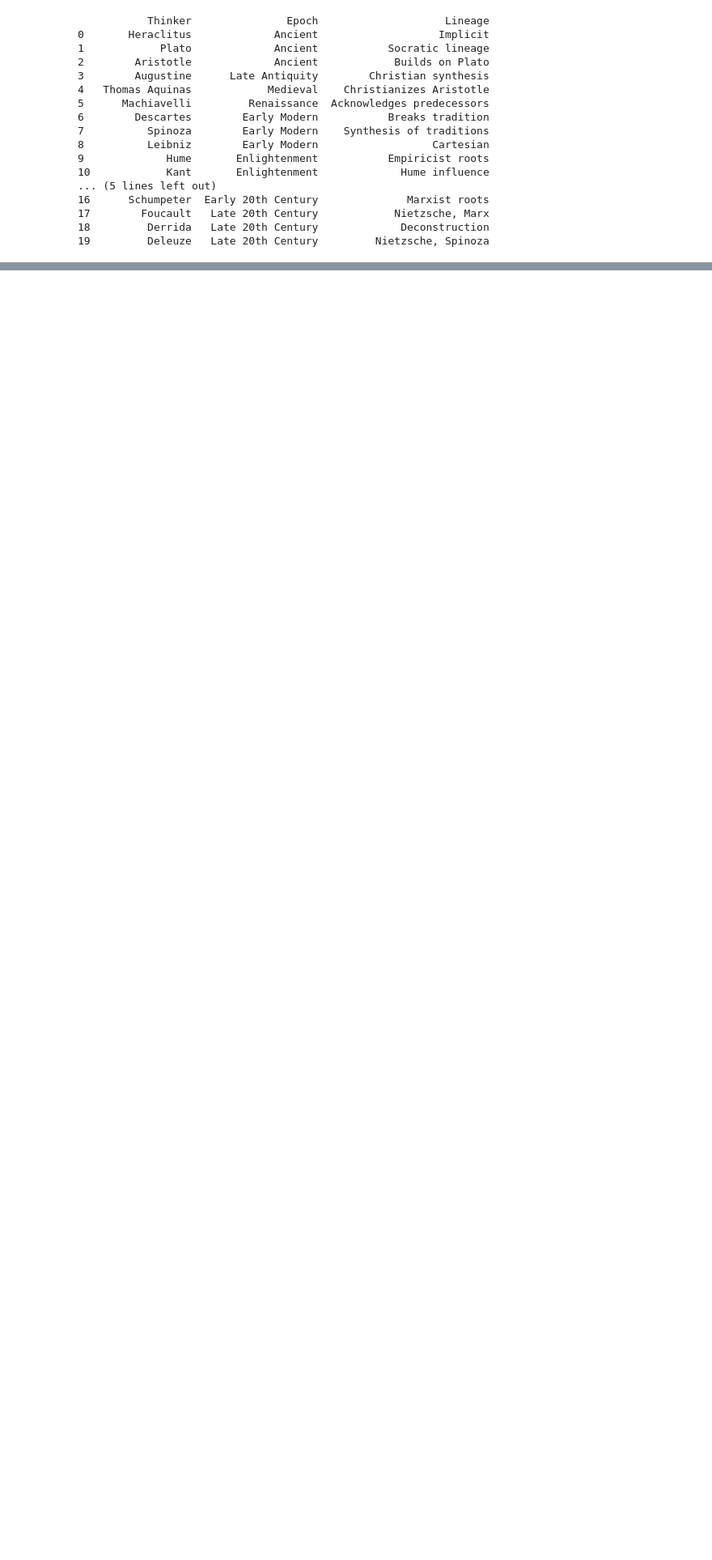
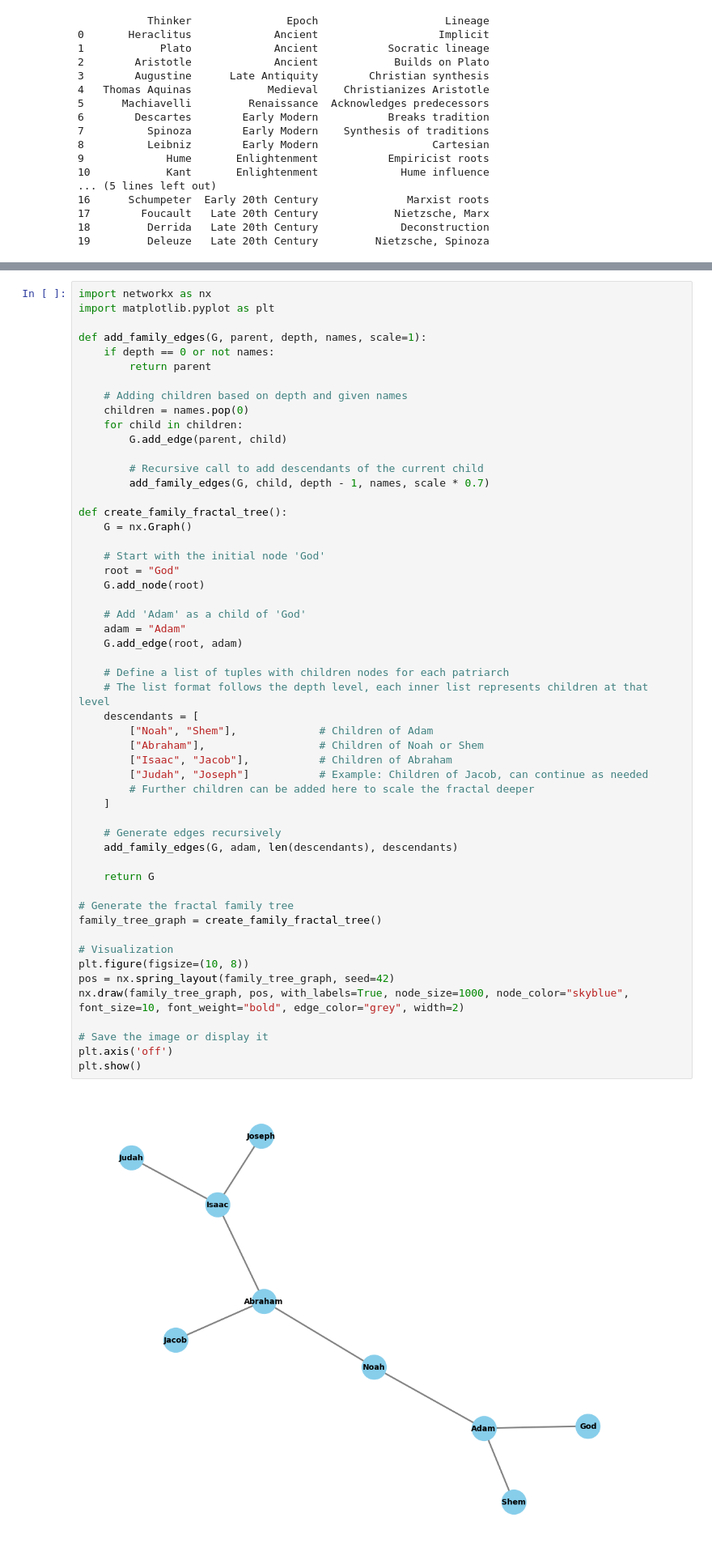
Before and after one commit to abikesa/graphtheory, a Jupyter notebook: kitabo/ensi/_build/jupyter_execute/graphs/graphs.ipynb, the cells around one changed output, grey strips where cells are left out. Shown at 81% size. Saved outputs shown, nothing was run; the diff lists cells and outputs as text; blank space fills up the shorter version.

Commit message:
lions of judah...

````diff
--- a/kitabo/ensi/_build/jupyter_execute/graphs/graphs.ipynb
+++ b/kitabo/ensi/_build/jupyter_execute/graphs/graphs.ipynb
@@ -670,3 +670,58 @@ Understanding nodes, edges, and vastness is crucial for analyzing and interpreti
 </Details>
 
 ```
+# %%
+import networkx as nx
+import matplotlib.pyplot as plt
+
+def add_family_edges(G, parent, depth, names, scale=1):
+    if depth == 0 or not names:
+        return parent
+
+    # Adding children based on depth and given names
+    children = names.pop(0)
+    for child in children:
+        G.add_edge(parent, child)
+
+        # Recursive call to add descendants of the current child
+        add_family_edges(G, child, depth - 1, names, scale * 0.7)
+
+def create_family_fractal_tree():
+    G = nx.Graph()
+
+    # Start with the initial node 'God'
+    root = "God"
+    G.add_node(root)
+
+    # Add 'Adam' as a child of 'God'
+    adam = "Adam"
+    G.add_edge(root, adam)
+
+    # Define a list of tuples with children nodes for each patriarch
+    # The list format follows the depth level, each inner list represents children at that level
+    descendants = [
+        ["Noah", "Shem"],             # Children of Adam
+        ["Abraham"],                  # Children of Noah or Shem
+        ["Isaac", "Jacob"],           # Children of Abraham
+        ["Judah", "Joseph"]           # Example: Children of Jacob, can continue as needed
+        # Further children can be added here to scale the fractal deeper
+    ]
+
+    # Generate edges recursively
+    add_family_edges(G, adam, len(descendants), descendants)
+
+    return G
+
+# Generate the fractal family tree
+family_tree_graph = create_family_fractal_tree()
+
+# Visualization
+plt.figure(figsize=(10, 8))
+pos = nx.spring_layout(family_tree_graph, seed=42)
+nx.draw(family_tree_graph, pos, with_labels=True, node_size=1000, node_color="skyblue", font_size=10, font_weight="bold", edge_color="grey", width=2)
+
+# Save the image or display it
+plt.axis('off')
+plt.show()
+# %% [output]
+[figure, added]
````
Also changed, not shown: parts of 1 cell of this notebook, 6 other files.
